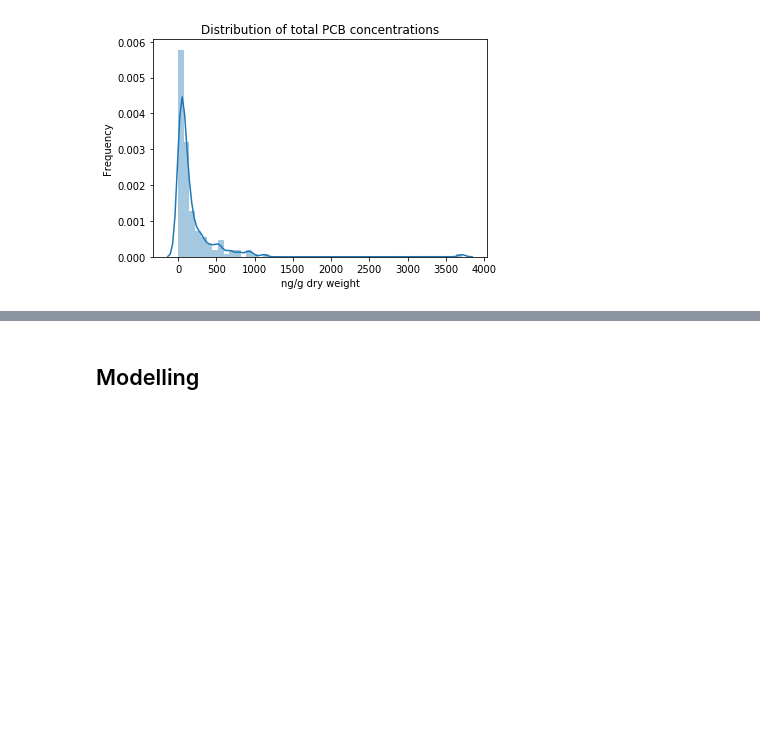
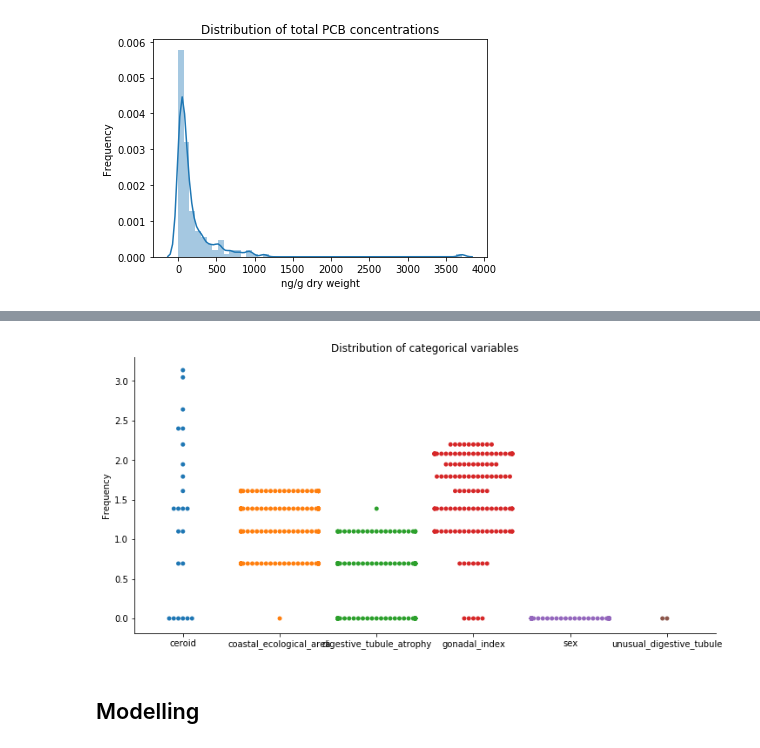
Before and after one commit to pol690/marine_pollution_explore, a Jupyter notebook: Mus_project.ipynb, the cells around one changed output, grey strips where cells are left out. Cells and saved outputs as stored; diff of their text form; code cells hidden in the pictures; blank space fills up the shorter version.

```diff
--- a/Mus_project.ipynb
+++ b/Mus_project.ipynb
@@ -317,3 +349,11 @@ pcb_eco2.head(3)
+# %%
+eco_con = pcb_eco2.drop(['Total PCB concentration', "length", "wet_weight", 'fiscal_year_x'], axis=1)
+ax = sns.catplot(data=np.log(eco_con), kind="swarm", aspect=2)
+plt.title('Distribution of categorical variables')
+plt.ylabel('Frequency')
+plt.show()
+# %% [output]
+[figure, added]
 # %% [markdown]
 ## Modelling
 # %%
```
Also changed, not shown: parts of 23 cells of this notebook.
